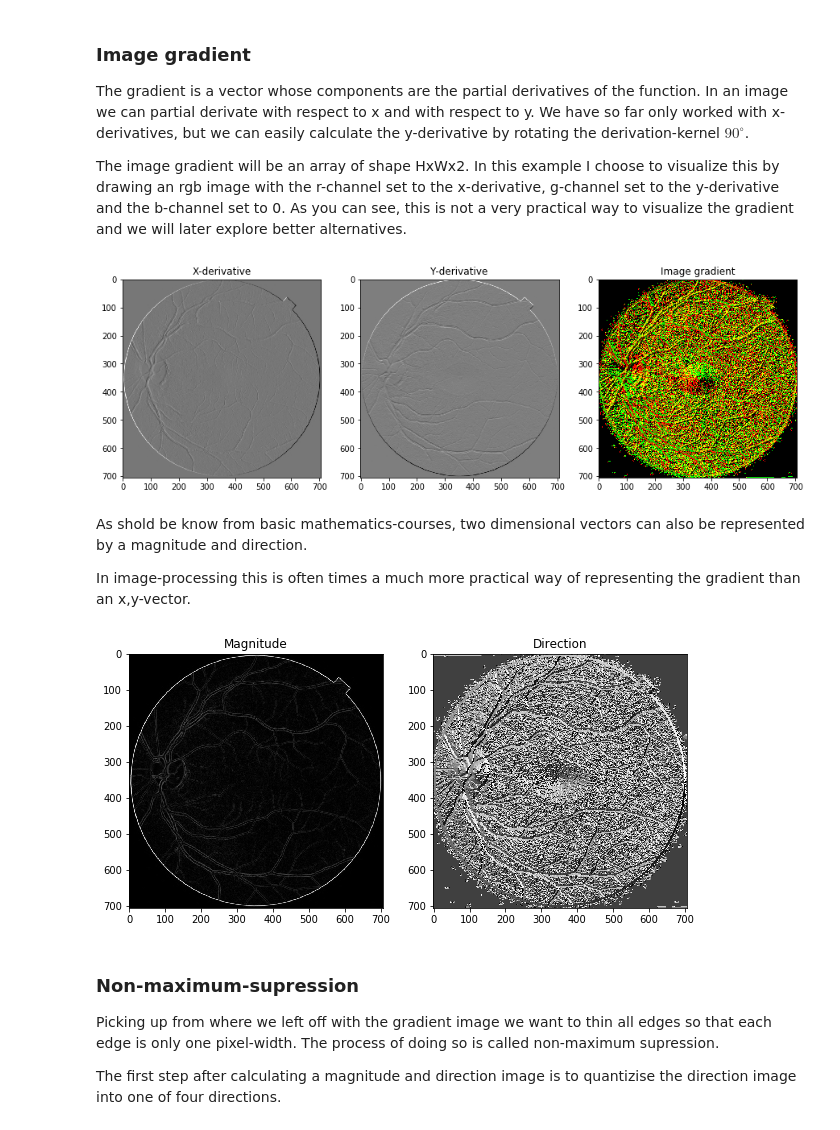
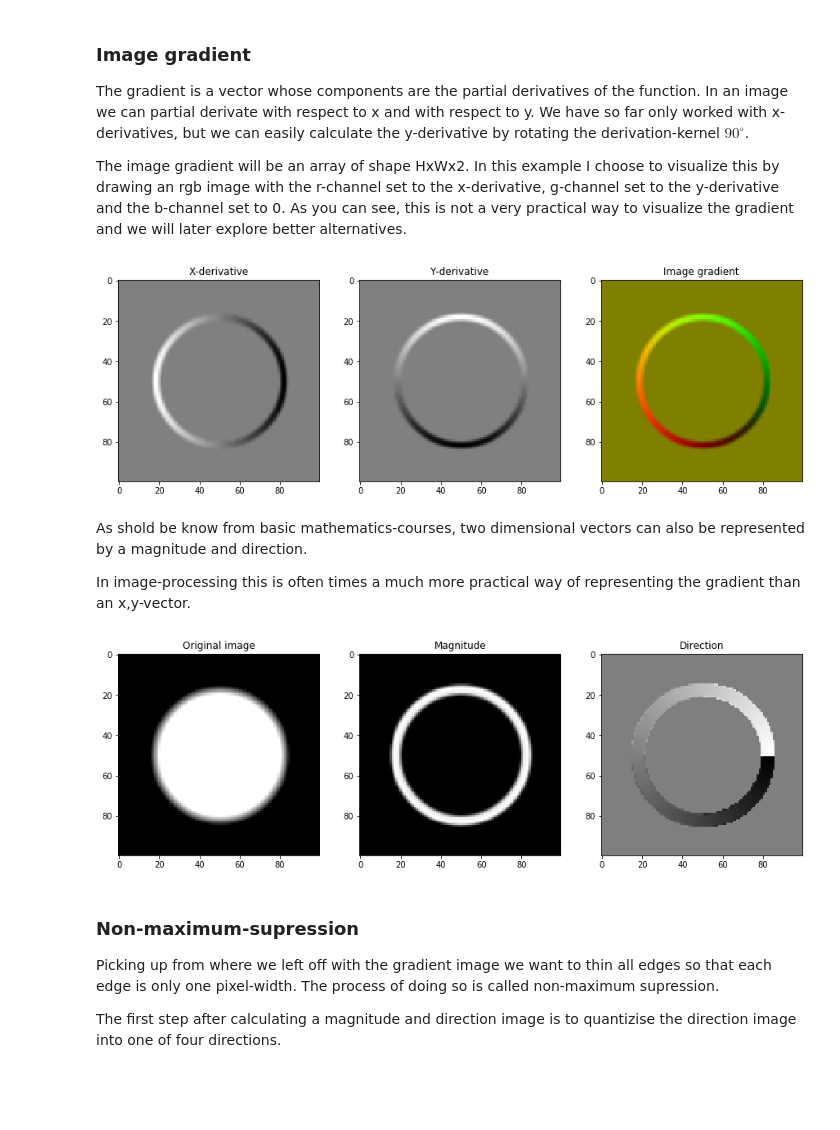
Before and after one commit to ErlingLie/TDT4195-Material, a Jupyter notebook: Segmentation.ipynb, the cells around one changed output. Saved outputs shown, nothing was run; the diff lists cells and outputs as text; code cells hidden in the pictures; blank space fills up the shorter version.

Commit message:
NMS bug fix and simpler images

```diff
--- a/Segmentation.ipynb
+++ b/Segmentation.ipynb
@@ -138,18 +138,25 @@ The gradient is a vector whose components are the partial derivatives of the fun
 
 The image gradient will be an array of shape HxWx2. In this example I choose to visualize this by drawing an rgb image with the r-channel set to the x-derivative, g-channel set to the y-derivative and the b-channel set to 0. As you can see, this is not a very practical way to visualize the gradient and we will later explore better alternatives.
 # %%
-from skimage import data
-image = data.retina()[::2, ::2]
-image = np.dot(image, [0.2989, 0.5870, 0.1140])
+def make_circle_image(ramp_length):
+    image = np.array([[255 if (x-50)**2 + (y-50)**2 < 900 else 0 for x in range(100)] for y in range(100)])
+    for y in range(100):
+        for x in range(100):
+            if 900 <= (x-50)**2 + (y-50)**2 < 900 + ramp_length:
+                image[y,x] = 255*(900 + ramp_length - ((x-50)**2 + (y-50)**2))/ramp_length
+    return image
+
+image = make_circle_image(200)
 x_sobel = np.array([[1, 0, -1],[2,0,-2], [1,0,-1]])
 y_sobel = np.array([[1,2,1], [0,0,0], [-1,-2,-1]])
 
 x_derivative = convolve_image(image, x_sobel)
 y_derivative = convolve_image(image, y_sobel)
 
+
 gradient  = np.zeros((image.shape[0], image.shape[1], 3), dtype = np.uint8)
-gradient[:,:,0] = x_derivative
-gradient[:,:,1] = y_derivative
+gradient[:,:,0] = (x_derivative - x_derivative.min())/(x_derivative.max() - x_derivative.min())*255
+gradient[:,:,1] = (y_derivative - y_derivative.min())/(y_derivative.max() - y_derivative.min())*255
 
 plt.figure(figsize = (15,5))
 plt.subplot(131)
@@ -165,41 +172,42 @@ plt.title("Image gradient")
 plt.imshow(gradient)
 plt.show()
 # %% [output]
-[figure, old version]
+[figure, new version]
 # %% [markdown]
 As shold be know from basic mathematics-courses, two dimensional vectors can also be represented by a magnitude and direction.
 
 In image-processing this is often times a much more practical way of representing the gradient than an x,y-vector.
 # %%
 from skimage import data
-image = data.retina()[::2,::2]
-image = np.dot(image, [0.2989, 0.5870, 0.1140])
-
+image = make_circle_image(300)
 def magnitude_direction_image(image):
     x_sobel = np.array([[1, 0, -1],[2,0,-2], [1,0,-1]])
     y_sobel = np.array([[1,2,1], [0,0,0], [-1,-2,-1]])
-
 
     x_derivative = convolve_image(image, x_sobel).astype(np.float32)
     y_derivative = convolve_image(image, y_sobel).astype(np.float32)
 
     magnitude = np.sqrt(x_derivative**2 + y_derivative**2).astype(np.float32)
     direction = np.arctan2(y_derivative, x_derivative).astype(np.float32)
     return magnitude, direction
 
 magnitude, direction = magnitude_direction_image(image)
 
-plt.figure(figsize=(10,5))
-plt.subplot(121)
+plt.figure(figsize=(15,5))
+plt.subplot(131)
+plt.title("Original image")
+plt.imshow(image, cmap = "gray")
+
+plt.subplot(132)
 plt.title("Magnitude")
 plt.imshow(magnitude, cmap ="gray")
 
-plt.subplot(122)
+plt.subplot(133)
 plt.title("Direction")
 plt.imshow(direction, cmap = "gray")
 plt.show()
 # %% [output]
-[figure, old version]
+[figure, new version]
 # %% [markdown]
 ### Non-maximum-supression
 Picking up from where we left off with the gradient image we want to thin all edges so that each edge is only one pixel-width. The process of doing so is called non-maximum supression.
```
Also changed, not shown: parts of 27 cells of this notebook.
